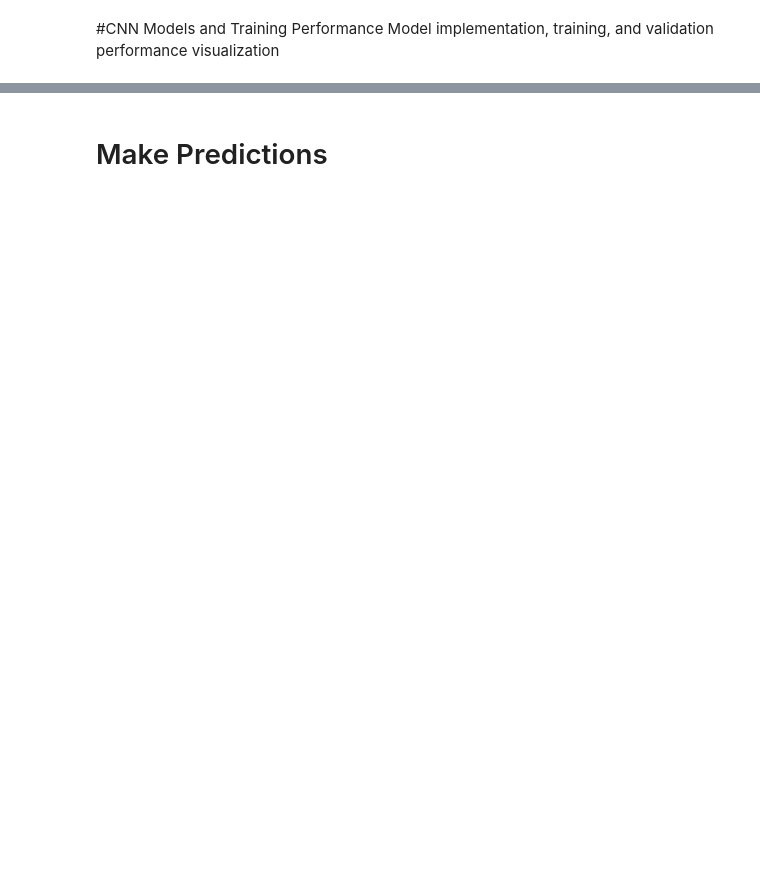
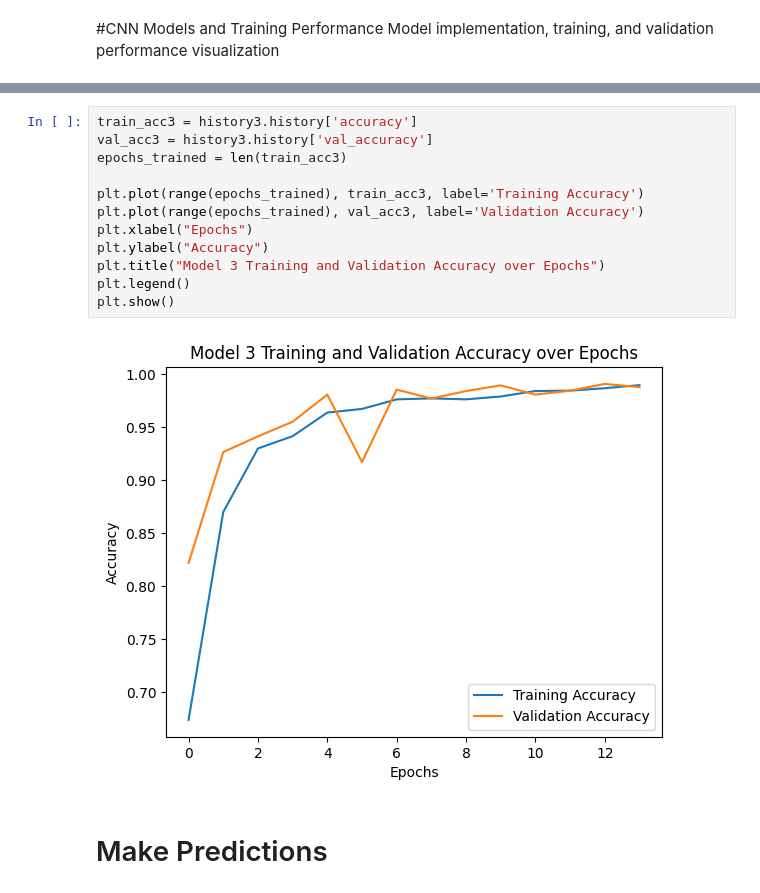
Before and after one commit to frankiscuwu/cs506-final-project, a Jupyter notebook: notebooks/ALL_keras.ipynb, the cells around one changed output, grey strips where cells are left out. Drawn from its saved outputs; the diff is of its cells as text; blank space fills up the shorter version.

```diff
--- a/notebooks/ALL_keras.ipynb
+++ b/notebooks/ALL_keras.ipynb
@@ -300,3 +376,17 @@ plt.show()
+# %%
+train_acc3 = history3.history['accuracy']
+val_acc3 = history3.history['val_accuracy']
+epochs_trained = len(train_acc3)
+
+plt.plot(range(epochs_trained), train_acc3, label='Training Accuracy')
+plt.plot(range(epochs_trained), val_acc3, label='Validation Accuracy')
+plt.xlabel("Epochs")
+plt.ylabel("Accuracy")
+plt.title("Model 3 Training and Validation Accuracy over Epochs")
+plt.legend()
+plt.show()
+# %% [output]
+[figure, added]
 # %% [markdown]
 # Make Predictions
 # %%
```
Also changed, not shown: parts of 14 cells of this notebook.
